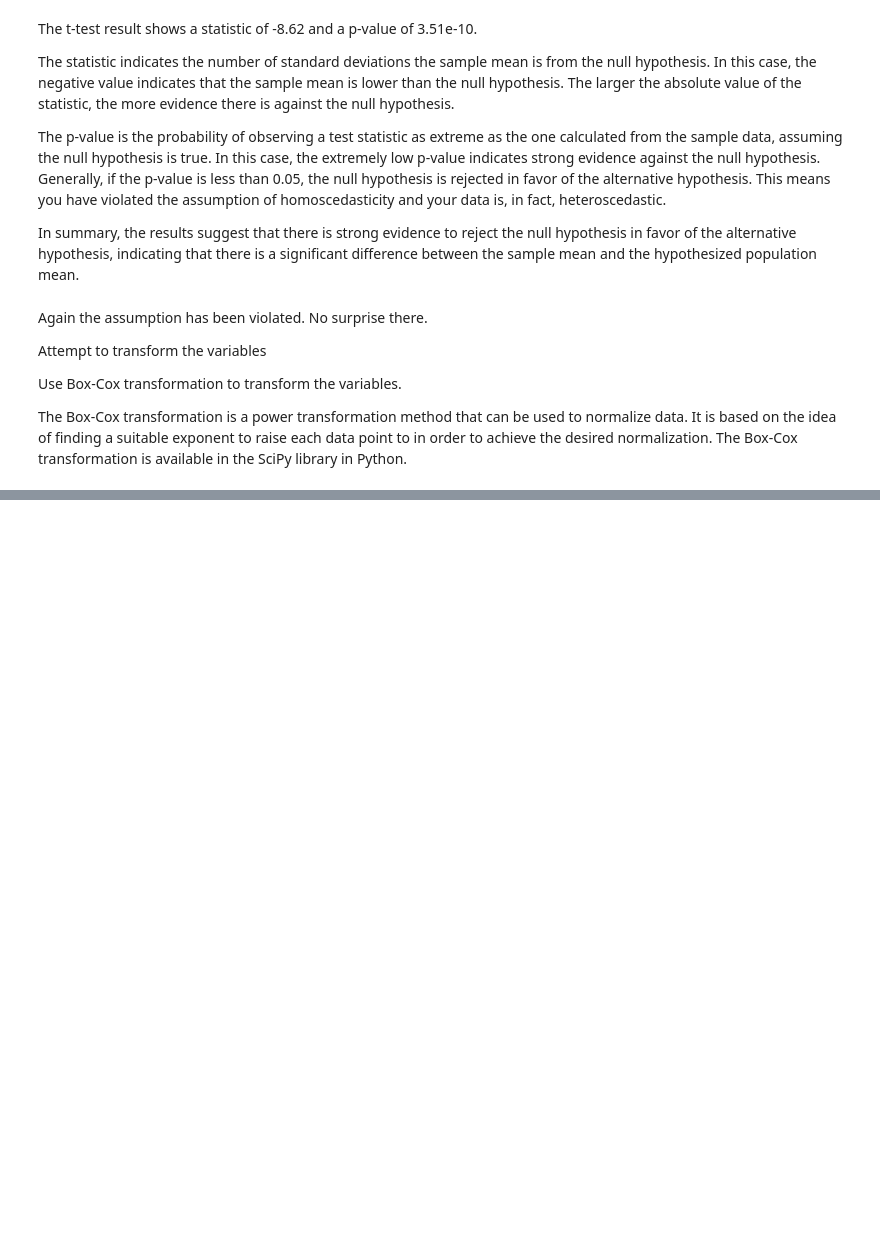
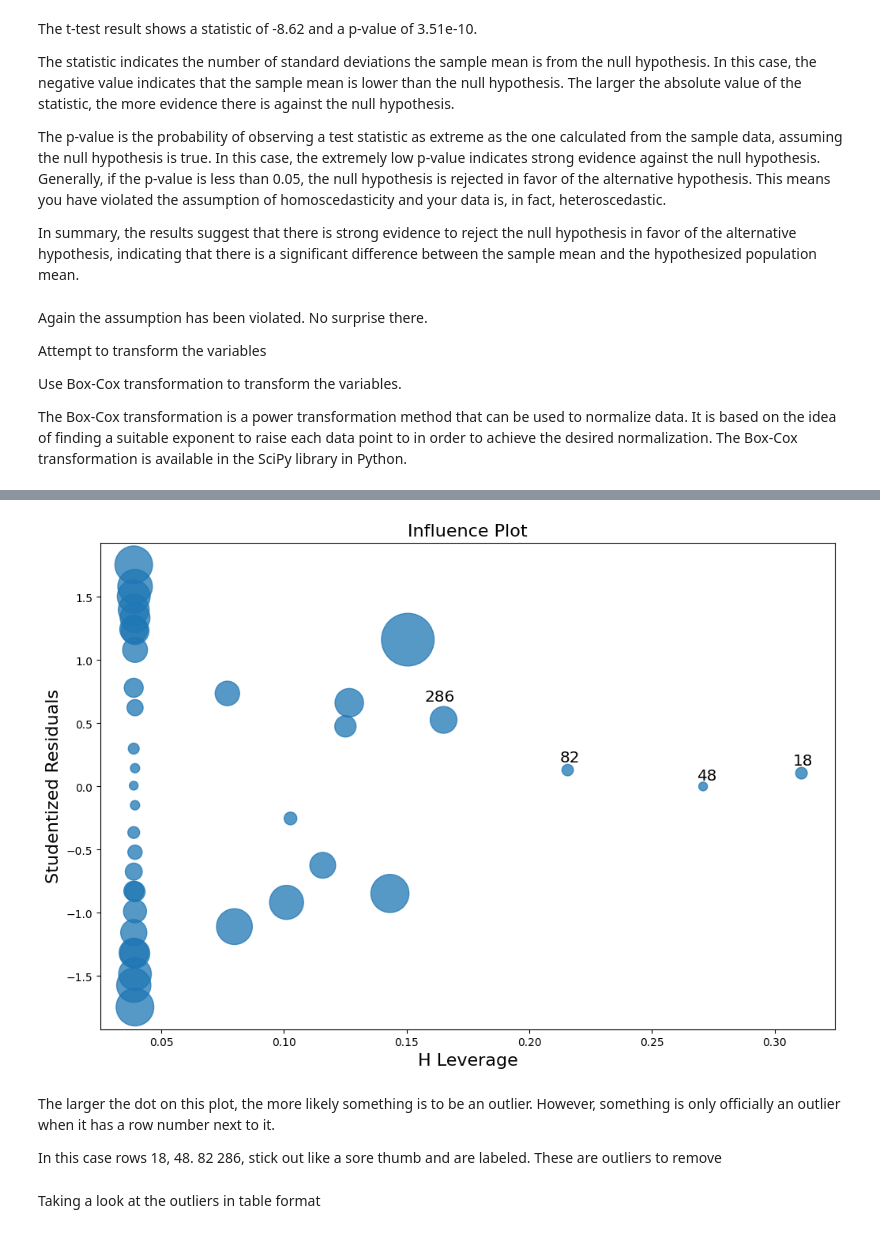
Before and after one commit to belkisclarke/Saint-Kitts-Nevis-HDI-Database-Tracing-the-Path-of-Human-Development, a Jupyter notebook: Notebooks/Tracing the Path of Human Development Across Saint Kitts and Nevis.ipynb, the cells around one changed output, grey strips where cells are left out. Drawn from its saved outputs; the diff is of its cells as text; code cells hidden in the pictures; blank space fills up the shorter version.

```diff
--- a/Notebooks/Tracing the Path of Human Development Across Saint Kitts and Nevis.ipynb
+++ b/Notebooks/Tracing the Path of Human Development Across Saint Kitts and Nevis.ipynb
@@ -801,0 +959,11 @@ plt.hist(transformed)
+# %%
+fig, ax = plt.subplots(figsize=(12,8))
+fig = sm.graphics.influence_plot(model, alpha = .05, ax = ax, criterion="cooks")
+# %% [output]
+[figure, added]
+# %% [markdown]
+The larger the dot on this plot, the more likely something is to be an outlier. However, something is only officially an outlier when it has a row number next to it.
+
+In this case rows 18, 48. 82 286, stick out like a sore thumb and are labeled. These are outliers to remove
+# %% [markdown]
+Taking a look at the outliers in table format
```
Also changed, not shown: parts of 63 cells of this notebook.
